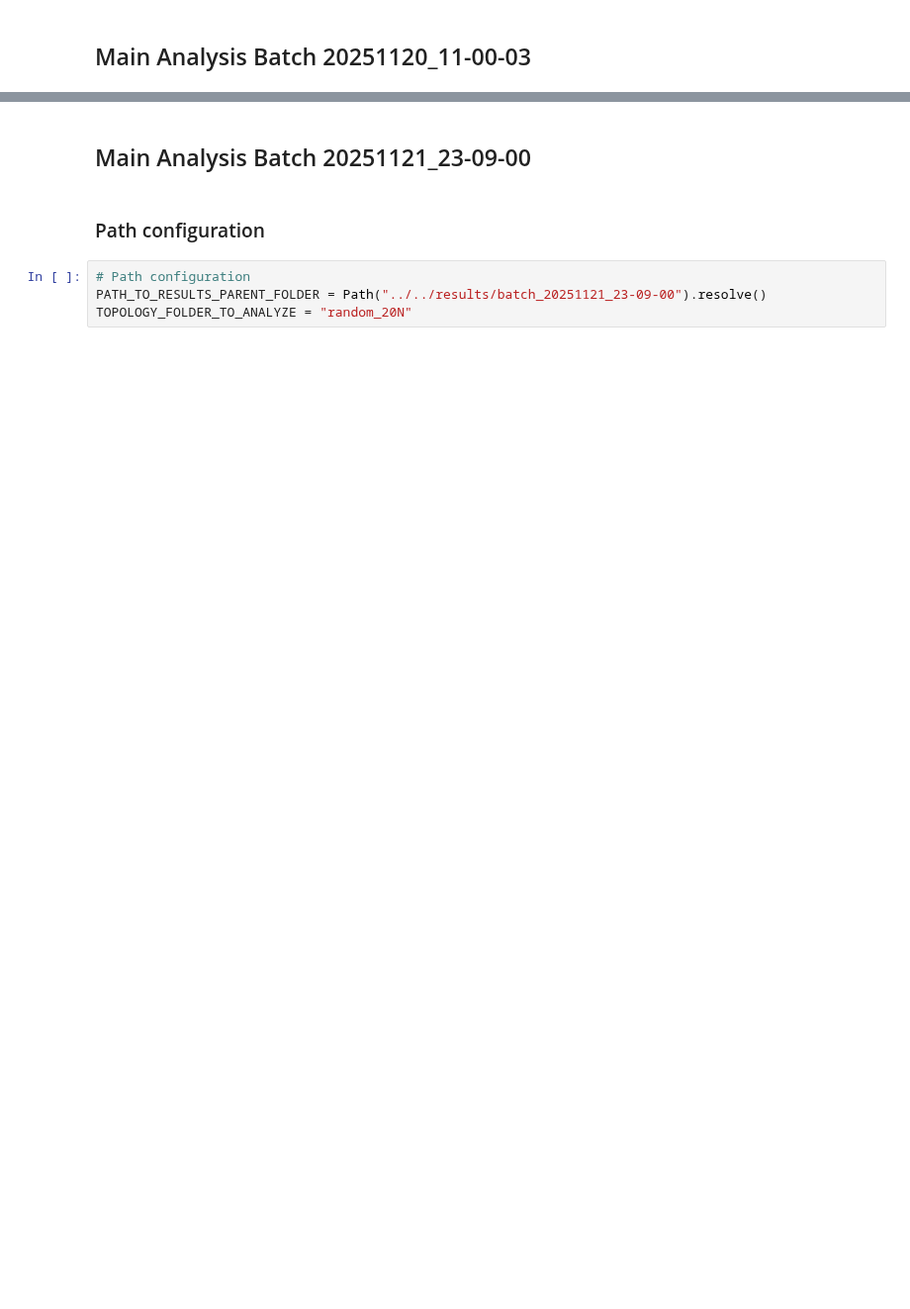
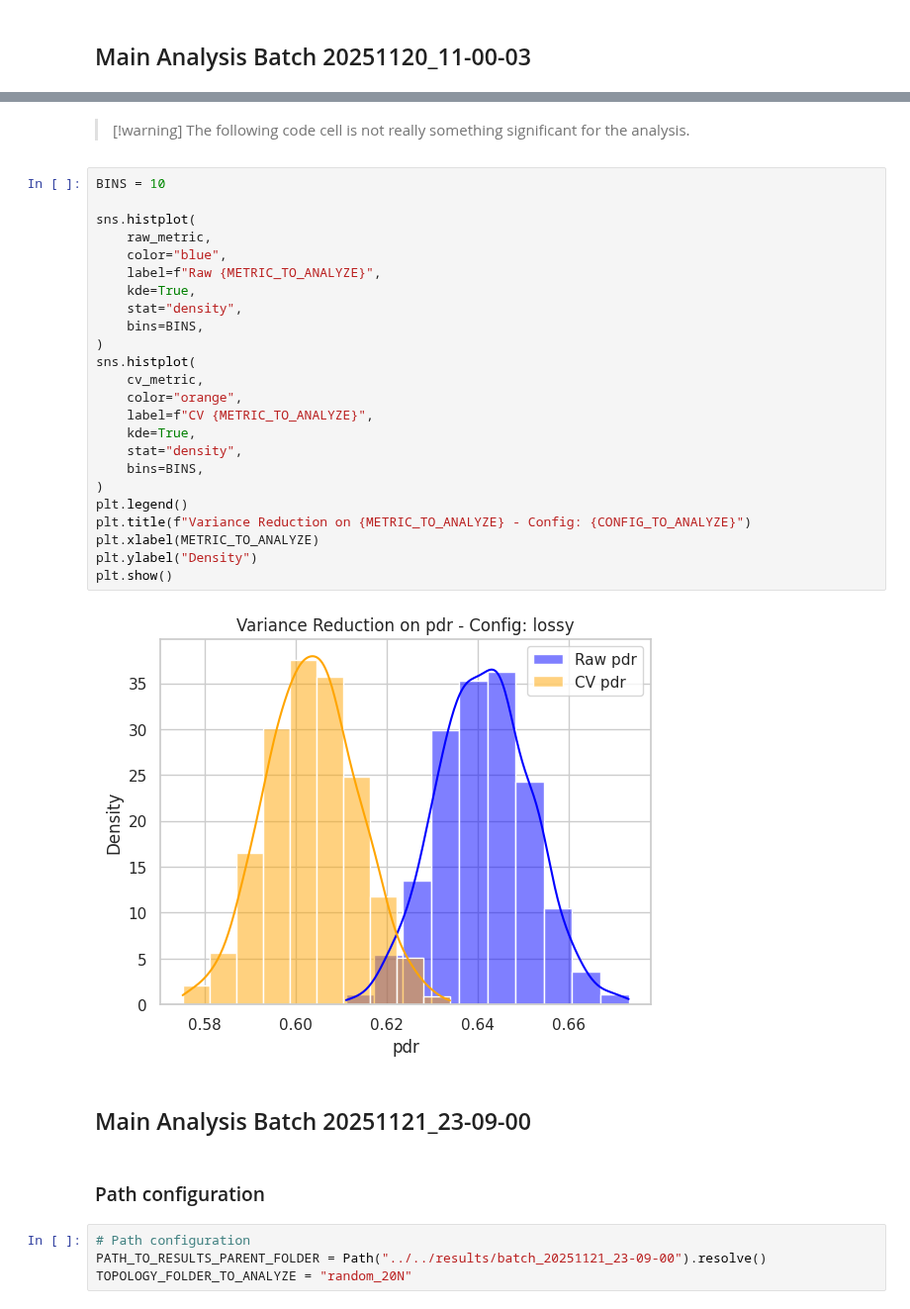
Before and after one commit to damiano-salvaterra/SPE-project, a Jupyter notebook: src/evaluation/variance_reduction.ipynb, the cells around one changed output, grey strips where cells are left out. Shown at 99% size. Cells and saved outputs as stored; diff of their text form; blank space fills up the shorter version.

```diff
--- a/src/evaluation/variance_reduction.ipynb
+++ b/src/evaluation/variance_reduction.ipynb
@@ -401,3 +491,32 @@ results
+# %% [markdown]
+> [!warning]
+> The following code cell is not really something significant for the analysis.
+# %%
+BINS = 10
+
+sns.histplot(
+    raw_metric,
+    color="blue",
+    label=f"Raw {METRIC_TO_ANALYZE}",
+    kde=True,
+    stat="density",
+    bins=BINS,
+)
+sns.histplot(
+    cv_metric,
+    color="orange",
+    label=f"CV {METRIC_TO_ANALYZE}",
+    kde=True,
+    stat="density",
+    bins=BINS,
+)
+plt.legend()
+plt.title(f"Variance Reduction on {METRIC_TO_ANALYZE} - Config: {CONFIG_TO_ANALYZE}")
+plt.xlabel(METRIC_TO_ANALYZE)
+plt.ylabel("Density")
+plt.show()
+# %% [output]
+[figure, added]
 # %% [markdown]
 ## Main Analysis Batch 20251121_23-09-00
 # %% [markdown]
```
Also changed, not shown: parts of 27 cells of this notebook.
